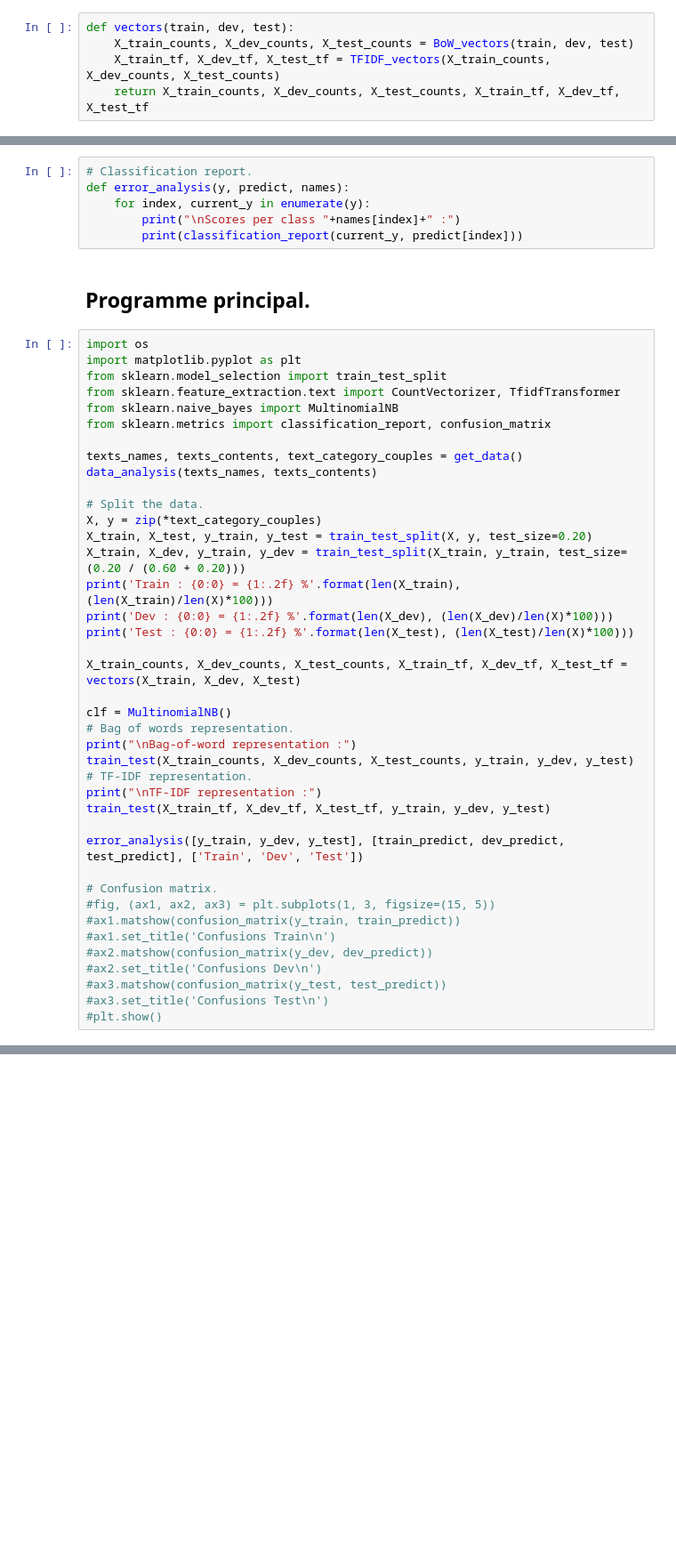
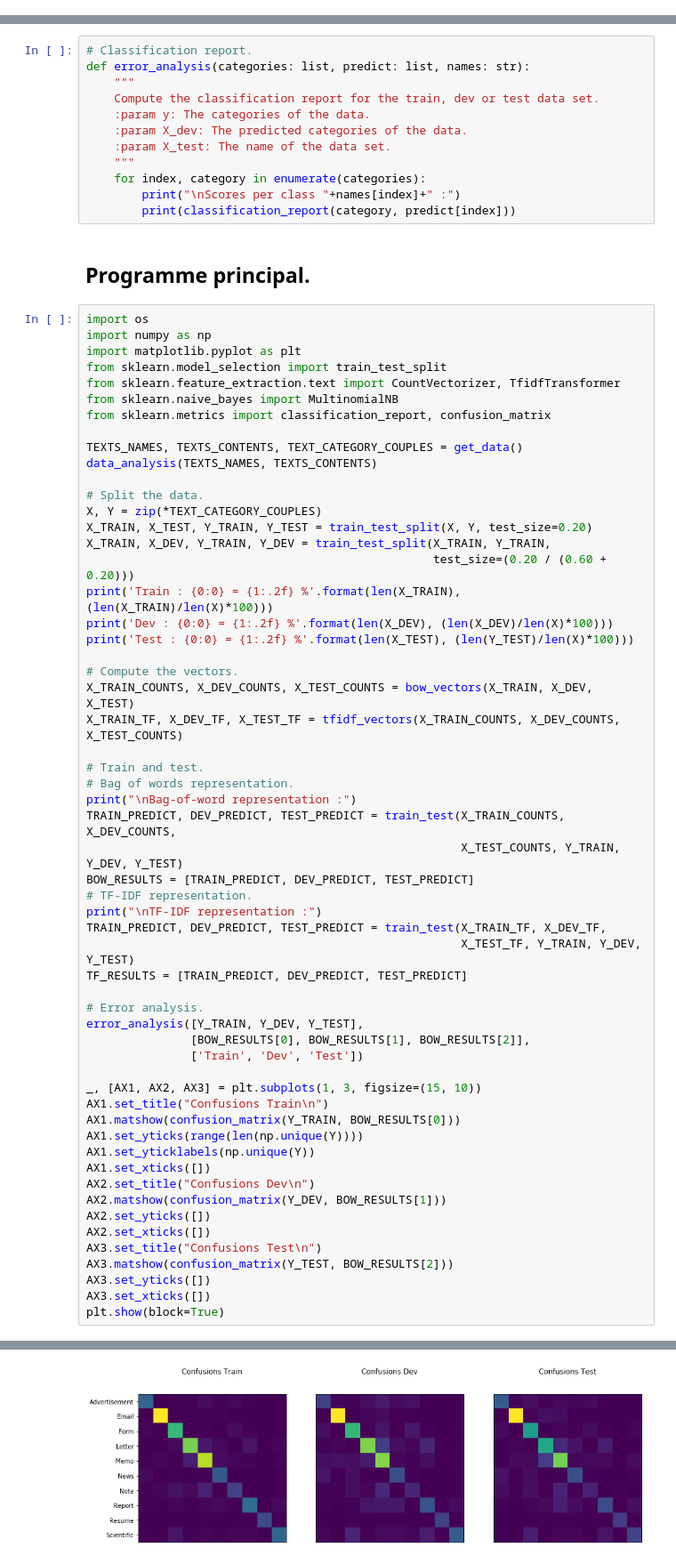
Before and after one commit to Rouen-NLP/final-lab-mboillet, a Jupyter notebook: TAIR_projet.ipynb, the cells around one changed output, grey strips where cells are left out. Shown at 89% size. Drawn from its saved outputs; the diff is of its cells as text; blank space fills up the shorter version.

```diff
--- a/TAIR-Projet.ipynb
+++ b/TAIR_projet.ipynb
@@ -74,11 +106,6 @@ def TFIDF_vectors(train, dev, test):
     X_dev_tf = tf_transformer.transform(dev)
     X_test_tf = tf_transformer.transform(test)
     return X_train_tf, X_dev_tf, X_test_tf
-# %%
-def vectors(train, dev, test):
-    X_train_counts, X_dev_counts, X_test_counts = BoW_vectors(train, dev, test)
-    X_train_tf, X_dev_tf, X_test_tf = TFIDF_vectors(X_train_counts, X_dev_counts, X_test_counts)
-    return X_train_counts, X_dev_counts, X_test_counts, X_train_tf, X_dev_tf, X_test_tf
 # %% [markdown]
 ## 4. Entrainement et test d'un classifieur Naive Bayes.
 # %%
@@ -94,52 +136,75 @@ def train_test(X_train, X_dev, X_test, y_train, y_dev, y_test):
 ## 5. Analyse des erreurs.
 # %%
 # Classification report.
-def error_analysis(y, predict, names):
-    for index, current_y in enumerate(y):
+def error_analysis(categories: list, predict: list, names: str):
+    """
+    Compute the classification report for the train, dev or test data set.
+    :param y: The categories of the data.
+    :param X_dev: The predicted categories of the data.
+    :param X_test: The name of the data set.
+    """
+    for index, category in enumerate(categories):
         print("\nScores per class "+names[index]+" :")
-        print(classification_report(current_y, predict[index]))
+        print(classification_report(category, predict[index]))
 # %% [markdown]
 ## Programme principal.
 # %%
 import os
+import numpy as np
 import matplotlib.pyplot as plt
 from sklearn.model_selection import train_test_split
 from sklearn.feature_extraction.text import CountVectorizer, TfidfTransformer
 from sklearn.naive_bayes import MultinomialNB
 from sklearn.metrics import classification_report, confusion_matrix
 
-texts_names, texts_contents, text_category_couples = get_data()
-data_analysis(texts_names, texts_contents)
+TEXTS_NAMES, TEXTS_CONTENTS, TEXT_CATEGORY_COUPLES = get_data()
+data_analysis(TEXTS_NAMES, TEXTS_CONTENTS)
 
 # Split the data.
-X, y = zip(*text_category_couples)
-X_train, X_test, y_train, y_test = train_test_split(X, y, test_size=0.20)
-X_train, X_dev, y_train, y_dev = train_test_split(X_train, y_train, test_size=(0.20 / (0.60 + 0.20)))
-print('Train : {0:0} = {1:.2f} %'.format(len(X_train), (len(X_train)/len(X)*100)))
-print('Dev : {0:0} = {1:.2f} %'.format(len(X_dev), (len(X_dev)/len(X)*100)))
-print('Test : {0:0} = {1:.2f} %'.format(len(X_test), (len(X_test)/len(X)*100)))
+X, Y = zip(*TEXT_CATEGORY_COUPLES)
+X_TRAIN, X_TEST, Y_TRAIN, Y_TEST = train_test_split(X, Y, test_size=0.20)
+X_TRAIN, X_DEV, Y_TRAIN, Y_DEV = train_test_split(X_TRAIN, Y_TRAIN,
+                                                  test_size=(0.20 / (0.60 + 0.20)))
+print('Train : {0:0} = {1:.2f} %'.format(len(X_TRAIN), (len(X_TRAIN)/len(X)*100)))
+print('Dev : {0:0} = {1:.2f} %'.format(len(X_DEV), (len(X_DEV)/len(X)*100)))
+print('Test : {0:0} = {1:.2f} %'.format(len(X_TEST), (len(Y_TEST)/len(X)*100)))
 
-X_train_counts, X_dev_counts, X_test_counts, X_train_tf, X_dev_tf, X_test_tf = vectors(X_train, X_dev, X_test)
+# Compute the vectors.
+X_TRAIN_COUNTS, X_DEV_COUNTS, X_TEST_COUNTS = bow_vectors(X_TRAIN, X_DEV, X_TEST)
+X_TRAIN_TF, X_DEV_TF, X_TEST_TF = tfidf_vectors(X_TRAIN_COUNTS, X_DEV_COUNTS, X_TEST_COUNTS)
 
-clf = MultinomialNB()
+# Train and test.
 # Bag of words representation.
 print("\nBag-of-word representation :")
-train_test(X_train_counts, X_dev_counts, X_test_counts, y_train, y_dev, y_test)
+TRAIN_PREDICT, DEV_PREDICT, TEST_PREDICT = train_test(X_TRAIN_COUNTS, X_DEV_COUNTS,
+                                                      X_TEST_COUNTS, Y_TRAIN, Y_DEV, Y_TEST)
+BOW_RESULTS = [TRAIN_PREDICT, DEV_PREDICT, TEST_PREDICT]
 # TF-IDF representation.
 print("\nTF-IDF representation :")
-train_test(X_train_tf, X_dev_tf, X_test_tf, y_train, y_dev, y_test)
+TRAIN_PREDICT, DEV_PREDICT, TEST_PREDICT = train_test(X_TRAIN_TF, X_DEV_TF,
+                                                      X_TEST_TF, Y_TRAIN, Y_DEV, Y_TEST)
+TF_RESULTS = [TRAIN_PREDICT, DEV_PREDICT, TEST_PREDICT]
 
-error_analysis([y_train, y_dev, y_test], [train_predict, dev_predict, test_predict], ['Train', 'Dev', 'Test'])
+# Error analysis.
+error_analysis([Y_TRAIN, Y_DEV, Y_TEST],
+               [BOW_RESULTS[0], BOW_RESULTS[1], BOW_RESULTS[2]],
+               ['Train', 'Dev', 'Test'])
 
-# Confusion matrix.
-#fig, (ax1, ax2, ax3) = plt.subplots(1, 3, figsize=(15, 5))
-#ax1.matshow(confusion_matrix(y_train, train_predict))
-#ax1.set_title('Confusions Train\n')
-#ax2.matshow(confusion_matrix(y_dev, dev_predict))
-#ax2.set_title('Confusions Dev\n')
-#ax3.matshow(confusion_matrix(y_test, test_predict))
-#ax3.set_title('Confusions Test\n')
-#plt.show()
+_, [AX1, AX2, AX3] = plt.subplots(1, 3, figsize=(15, 10))
+AX1.set_title("Confusions Train\n")
+AX1.matshow(confusion_matrix(Y_TRAIN, BOW_RESULTS[0]))
+AX1.set_yticks(range(len(np.unique(Y))))
+AX1.set_yticklabels(np.unique(Y))
+AX1.set_xticks([])
+AX2.set_title("Confusions Dev\n")
+AX2.matshow(confusion_matrix(Y_DEV, BOW_RESULTS[1]))
+AX2.set_yticks([])
+AX2.set_xticks([])
+AX3.set_title("Confusions Test\n")
+AX3.matshow(confusion_matrix(Y_TEST, BOW_RESULTS[2]))
+AX3.set_yticks([])
+AX3.set_xticks([])
+plt.show(block=True)
 # %% [output]
 [figure]
 Train : 2088 = 59.97 %
@@ -161,0 +227 @@ TF-IDF representation :
+[figure, added]
```
Also changed, not shown: parts of 7 cells of this notebook, 3 other files.
